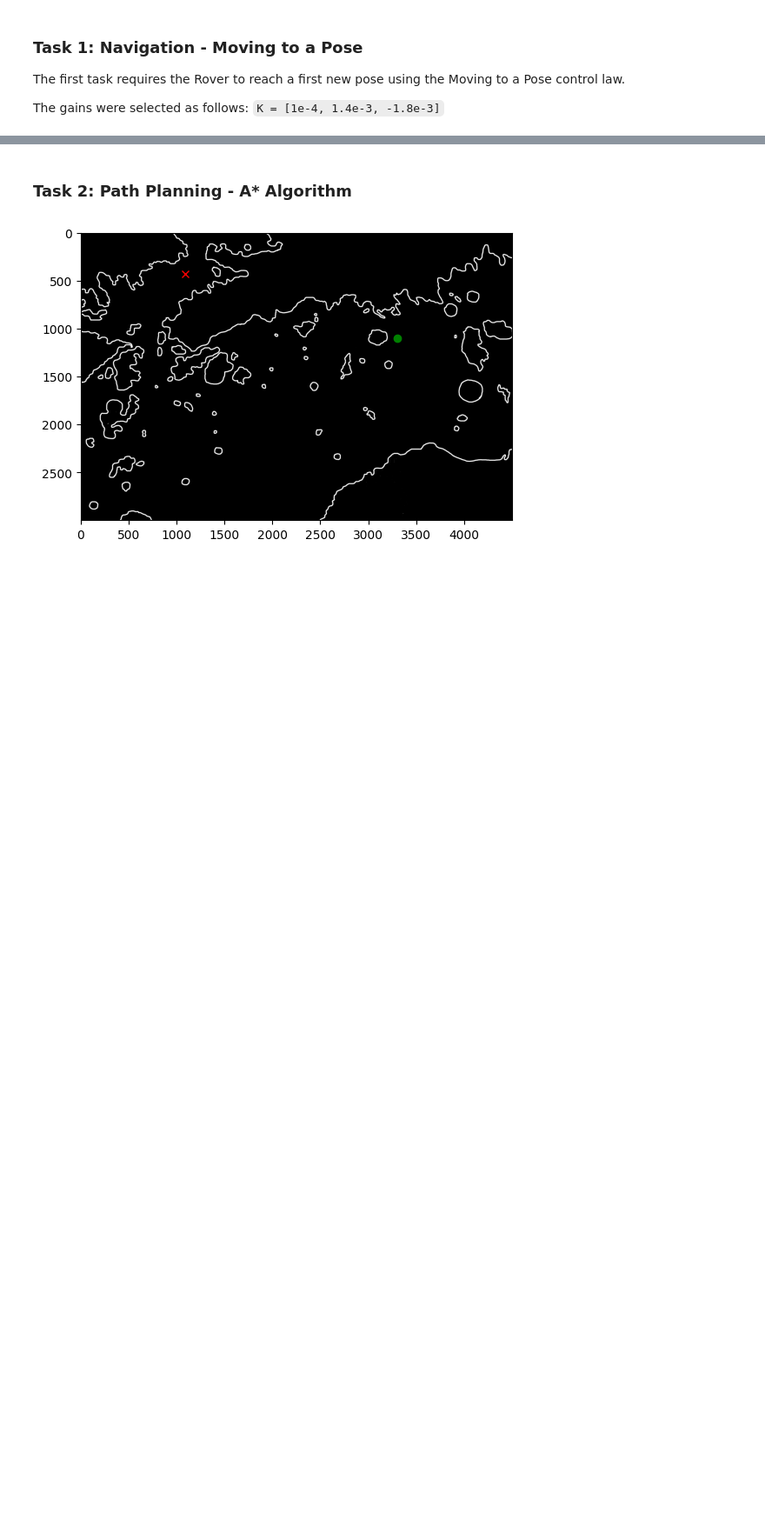
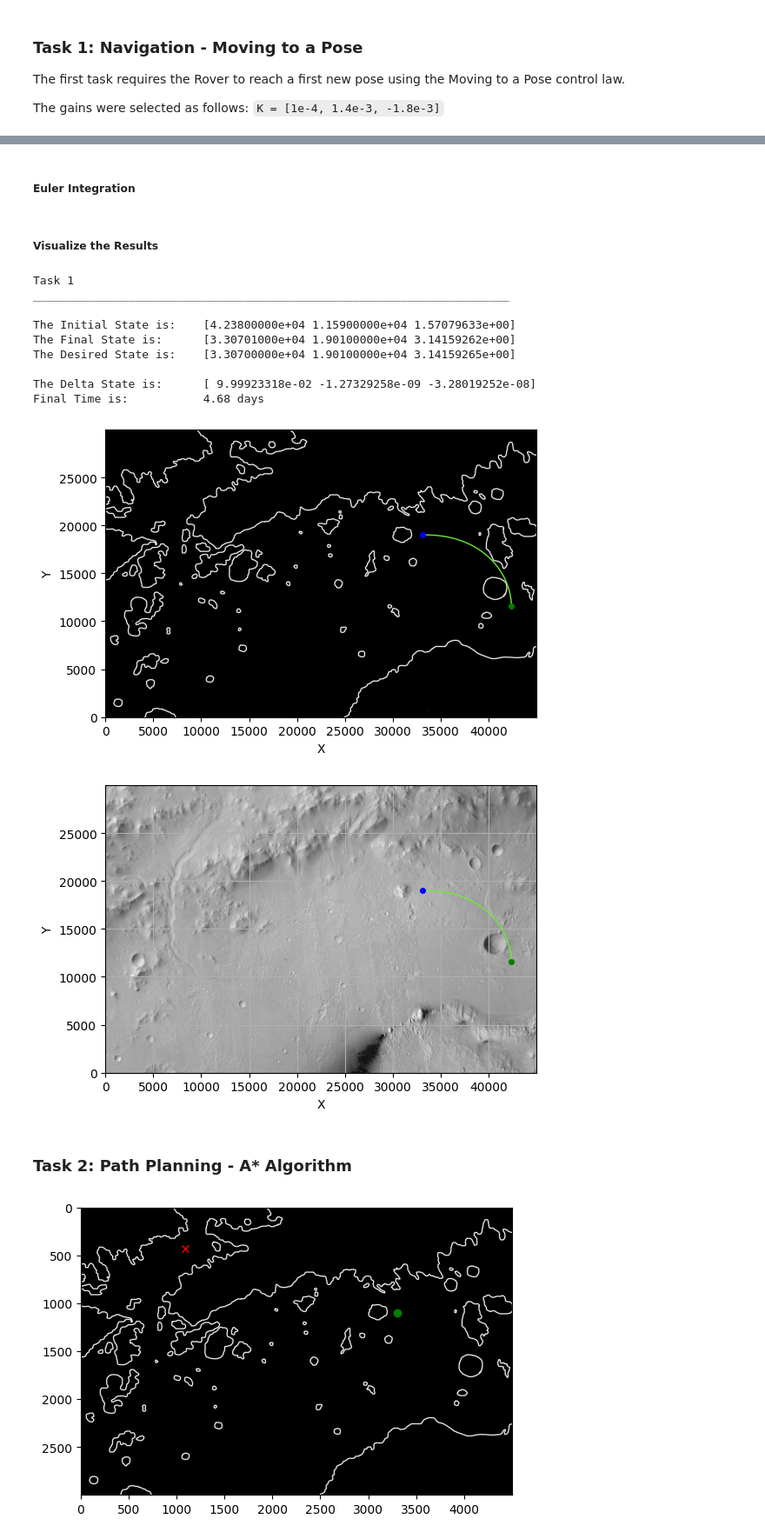
Before and after one commit to Leonardo-Russo/Autonomous-Driving-Rover, a Jupyter notebook: notebook.ipynb, the cells around one changed output, grey strips where cells are left out. Shown at 87% size. Saved outputs shown, nothing was run; the diff lists cells and outputs as text; code cells hidden in the pictures; blank space fills up the shorter version.

Commit message:
euler integration and deltas adjustment

```diff
--- a/notebook.ipynb
+++ b/notebook.ipynb
@@ -182,0 +92,2 @@ Final Time is:           4.68 days
+# %% [markdown]
+##### Euler Integration #####
@@ -183,3 +137,42 @@ Final Time is:           4.68 days
+# %% [markdown]
+##### Visualize the Results #####
+# %%
+# Log Results
+print('\nTask 1\n' + '_' * 70, '\n\nThe Initial State is:\t', P0)
+print('The Final State is:\t', P[:, -1])
+print('The Desired State is:\t', P1)
+print('\nThe Delta State is:\t', P[:, -1] - P1)
+print('Final Time is:\t\t {:.2f} days'.format(sec2days(tspan[-1])))
+
+# Show Trajectory
+plt.figure("Task 1 - Trajectory")
+plot_map(map_image, Xvec, Yvec)
+plt.plot(P[0, :], P[1, :], '#6beb34', linestyle='-', linewidth=1)
+plt.plot(P0[0], P0[1], 'go', markersize=4)
+plt.plot(P1[0], P1[1], 'bo', markersize=4)
+plt.show()
+
+# Show Trajectory in Obstacle Map
+plt.figure()
+plt.imshow(obstacleMap, cmap='gray', extent=(Xvec[0], Xvec[-1], Yvec[-1], Yvec[0]))
+plt.plot(P[0, :], P[1, :], '#6beb34', linestyle='-', linewidth=1)
+plt.plot(P0[0], P0[1], 'go', markersize=4)
+plt.plot(P1[0], P1[1], 'bo', markersize=4)
+plt.xlabel('X')
+plt.ylabel('Y')
+plt.show()
+# %% [output]
+Task 1
+______________________________________________________________________
+
+The Initial State is:    [4.23800000e+04 1.15900000e+04 1.57079633e+00]
+The Final State is:      [3.30701000e+04 1.90100000e+04 3.14159262e+00]
+The Desired State is:    [3.30700000e+04 1.90100000e+04 3.14159265e+00]
+
+The Delta State is:      [ 9.99923318e-02 -1.27329258e-09 -3.28019252e-08]
+Final Time is:           4.68 days
+[figure, added]
+[figure, added]
 # %% [markdown]
 ### Task 2: Path Planning - A* Algorithm
 # %%
```
Also changed, not shown: parts of 11 cells of this notebook, 1 other file.
